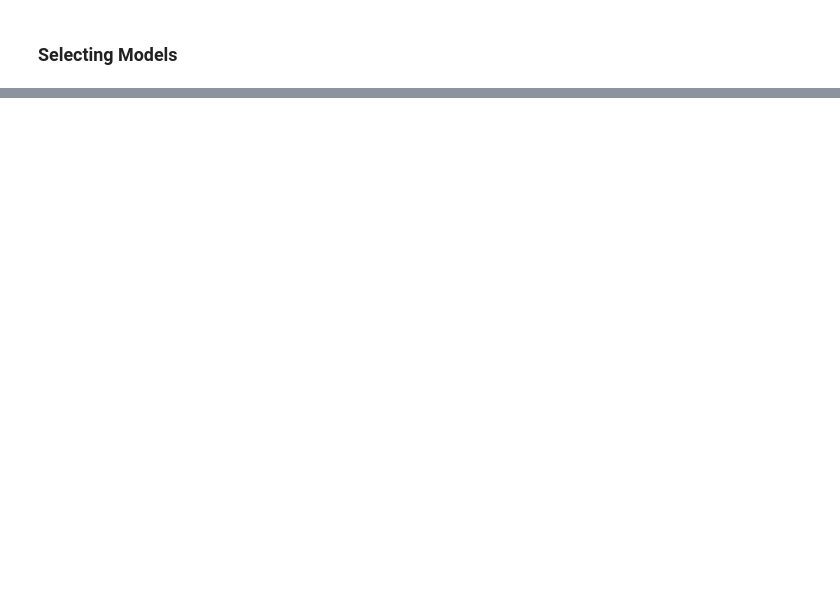
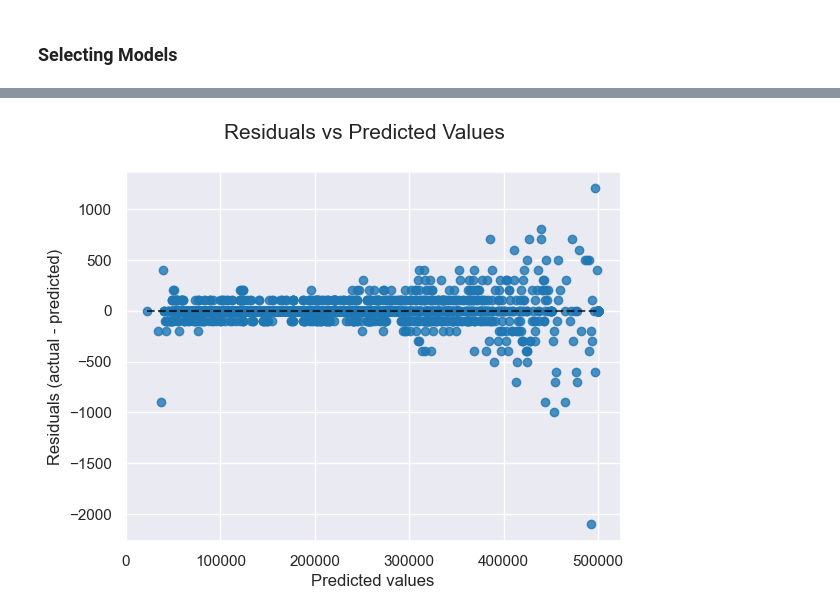
Before and after one commit to alonsobern/Data-Mining-Machine-Learning, a Jupyter notebook: Housing Prices (California)/CaliforniaHousingPrice.ipynb, the cells around one changed output, grey strips where cells are left out. Saved outputs shown, nothing was run; the diff lists cells and outputs as text; code cells hidden in the pictures; blank space fills up the shorter version.

```diff
--- a/Housing Prices (California)/CaliforniaHousingPrice.ipynb
+++ b/Housing Prices (California)/CaliforniaHousingPrice.ipynb
@@ -564,0 +561,8 @@ plt.show()
+# %%
+# Random seed for reproducible results
+np.random.seed(42)
+
+# Due to complexity we are going to choose the Decision Tree Regressor Model
+model = DecisionTreeRegressor()
+model.fit(X_train, y_train)
+y_pred = model.predict(X_test)
@@ -564,0 +584,7 @@ plt.show()
+# %%
+display = PredictionErrorDisplay(y_true=y_test, y_pred=y_pred)
+display.plot()
+plt.suptitle("Residuals vs Predicted Values", fontsize=15)
+plt.show()
+# %% [output]
+[figure, added]
```
Also changed, not shown: parts of 10 cells of this notebook.
